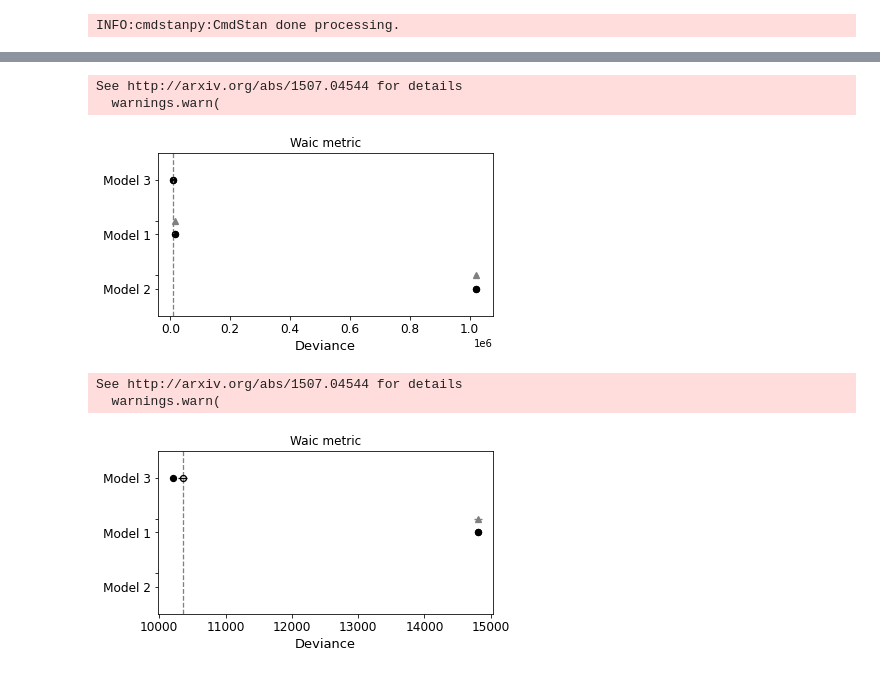
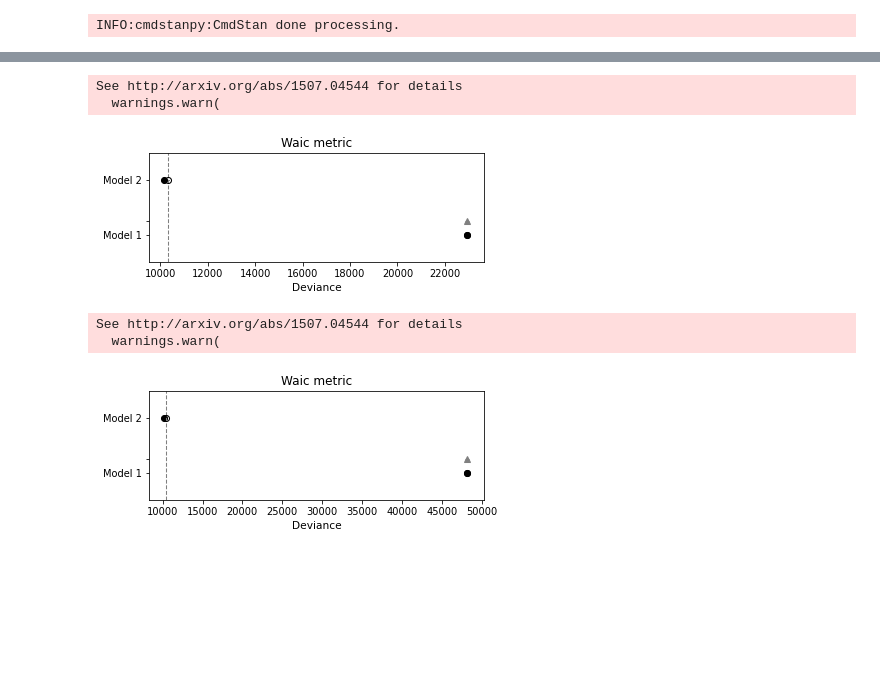
Before and after one commit to Mazart23/NBA_data_analytics, a Jupyter notebook: main.ipynb, the cells around one changed output, grey strips where cells are left out. Saved outputs shown, nothing was run; the diff lists cells and outputs as text; code cells hidden in the pictures; blank space fills up the shorter version.

Commit message:
nbinomial and poisson waic + project formulation

```diff
--- a/main.ipynb
+++ b/main.ipynb
@@ -341,7 +328,7 @@ Text(0, 0.5, 'Density - number of games')
 # %%
-model_1_post = CmdStanModel(stan_file='src/model/model_1_posterior.stan')
+model_nbinomial_post = CmdStanModel(stan_file='src/model/model_nbinomial_posterior.stan')
 samples = 10000
-sim=model_1_post.sample(data=inp_data,
+sim_nbinomial_post=model_nbinomial_post.sample(data=inp_data,
                      iter_sampling=samples,
                      iter_warmup=1,
                      chains=1
@@ -461,26 +513,24 @@ Text(0, 0.5, 'Density - number of games')
 # %%
-idata_nbin = az.from_cmdstanpy(posterior=sim_nor_post, log_likelihood={"home": "log_lik_home"})
-idata_normal = az.from_cmdstanpy(posterior=sim, log_likelihood={"home": "log_lik_home"})
+idata_nbin = az.from_cmdstanpy(posterior=sim_nbinomial_post, log_likelihood={"home": "log_lik_home"})
 idata_poisson = az.from_cmdstanpy(posterior=sim_poiss_post, log_likelihood={"home": "log_lik_home"})
 
 # Comparing models
-comp_dict = {'Model 1': idata_normal, 'Model 2': idata_nbin, "Model 3": idata_poisson}
+comp_dict = {'Model 1': idata_nbin, "Model 2": idata_poisson}
 
 comp_waic = az.compare(comp_dict, ic='waic', scale='deviance')
 az.plot_compare(comp_waic)
 plt.title("Waic metric")
 plt.show()
 # %% [output]
 See http://arxiv.org/abs/1507.04544 for details
   warnings.warn(
-[figure, old version]
+[figure, new version]
 # %%
-idata_nbin = az.from_cmdstanpy(posterior=sim_nor_post, log_likelihood={"away": "log_lik_away"})
-idata_normal = az.from_cmdstanpy(posterior=sim, log_likelihood={"away": "log_lik_away"})
+idata_nbin = az.from_cmdstanpy(posterior=sim_nbinomial_post, log_likelihood={"away": "log_lik_away"})
 idata_poisson = az.from_cmdstanpy(posterior=sim_poiss_post, log_likelihood={"away": "log_lik_away"})
 
 # Comparing models
-comp_dict = {'Model 1': idata_normal, 'Model 2': idata_nbin, "Model 3": idata_poisson}
+comp_dict = {'Model 1': idata_nbin, "Model 2": idata_poisson}
 
 comp_waic = az.compare(comp_dict, ic='waic', scale='deviance')
 az.plot_compare(comp_waic)
@@ -489,4 +539,4 @@ plt.show()
 # %% [output]
 See http://arxiv.org/abs/1507.04544 for details
   warnings.warn(
-[figure, old version]
+[figure, new version]
```
Also changed, not shown: parts of 30 cells of this notebook, 2 other files.
